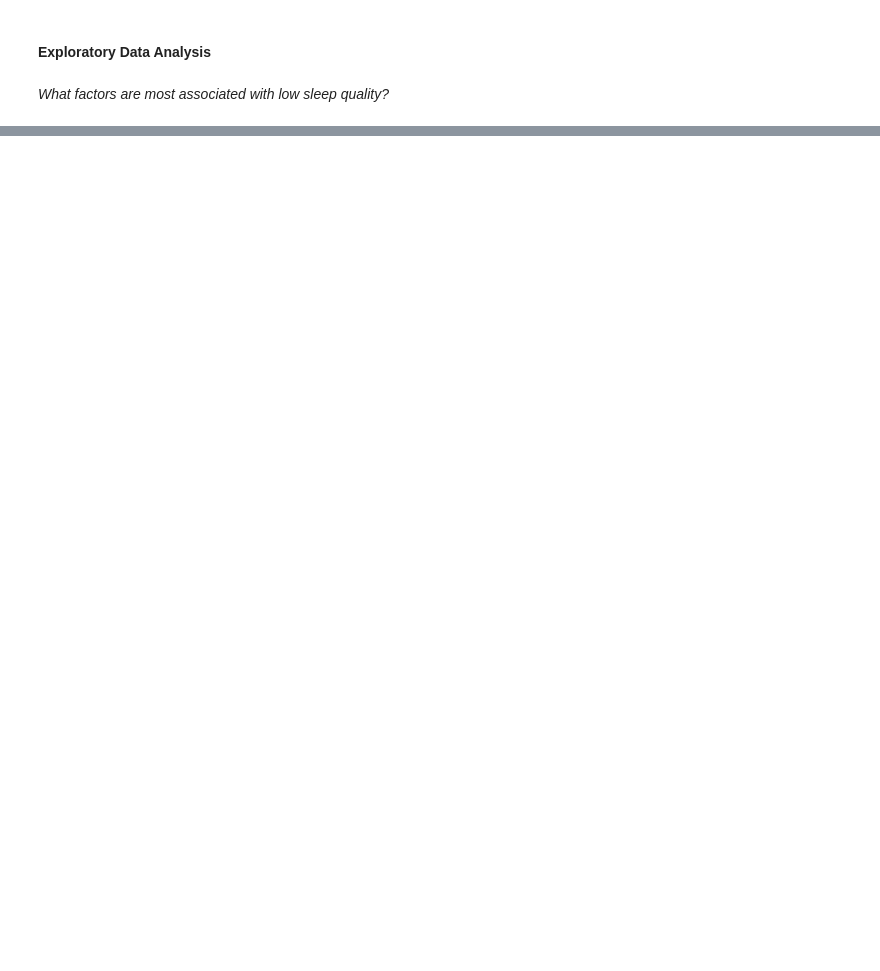
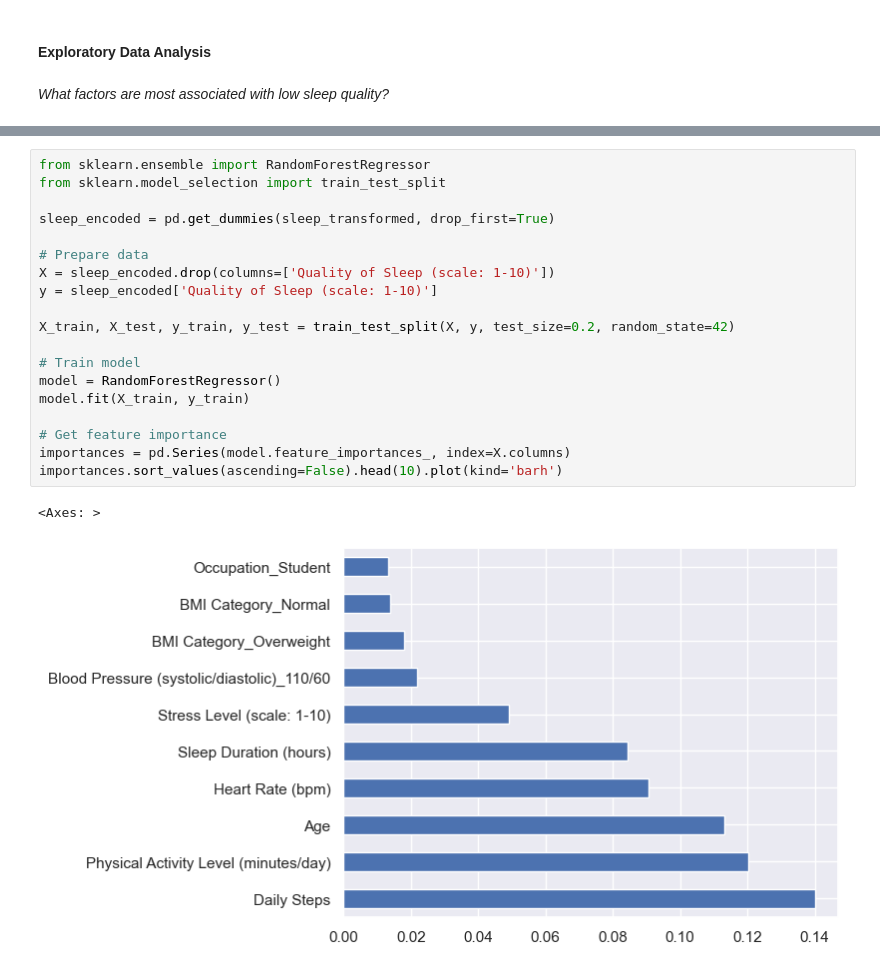
Before and after one commit to ascxiao/Sleep-Health-and-Lifestyle-Dataset, a Jupyter notebook: sleep.ipynb, the cells around one changed output, grey strips where cells are left out. Cells and saved outputs as stored; diff of their text form; blank space fills up the shorter version.

Commit message:
Added feature importance

```diff
--- a/sleep.ipynb
+++ b/sleep.ipynb
@@ -103,2 +101,24 @@ sns.heatmap(corr, annot=True, cmap='coolwarm')
+# %%
+from sklearn.ensemble import RandomForestRegressor
+from sklearn.model_selection import train_test_split
+
+sleep_encoded = pd.get_dummies(sleep_transformed, drop_first=True)
+
+# Prepare data
+X = sleep_encoded.drop(columns=['Quality of Sleep (scale: 1-10)'])
+y = sleep_encoded['Quality of Sleep (scale: 1-10)']
+
+X_train, X_test, y_train, y_test = train_test_split(X, y, test_size=0.2, random_state=42)
+
+# Train model
+model = RandomForestRegressor()
+model.fit(X_train, y_train)
+
+# Get feature importance
+importances = pd.Series(model.feature_importances_, index=X.columns)
+importances.sort_values(ascending=False).head(10).plot(kind='barh')
+# %% [output]
+<Axes: >
+[figure, added]
 # %%
 fig, axes = plt.subplots(3, figsize = (18,8))
```
Also changed, not shown: parts of 4 cells of this notebook.
